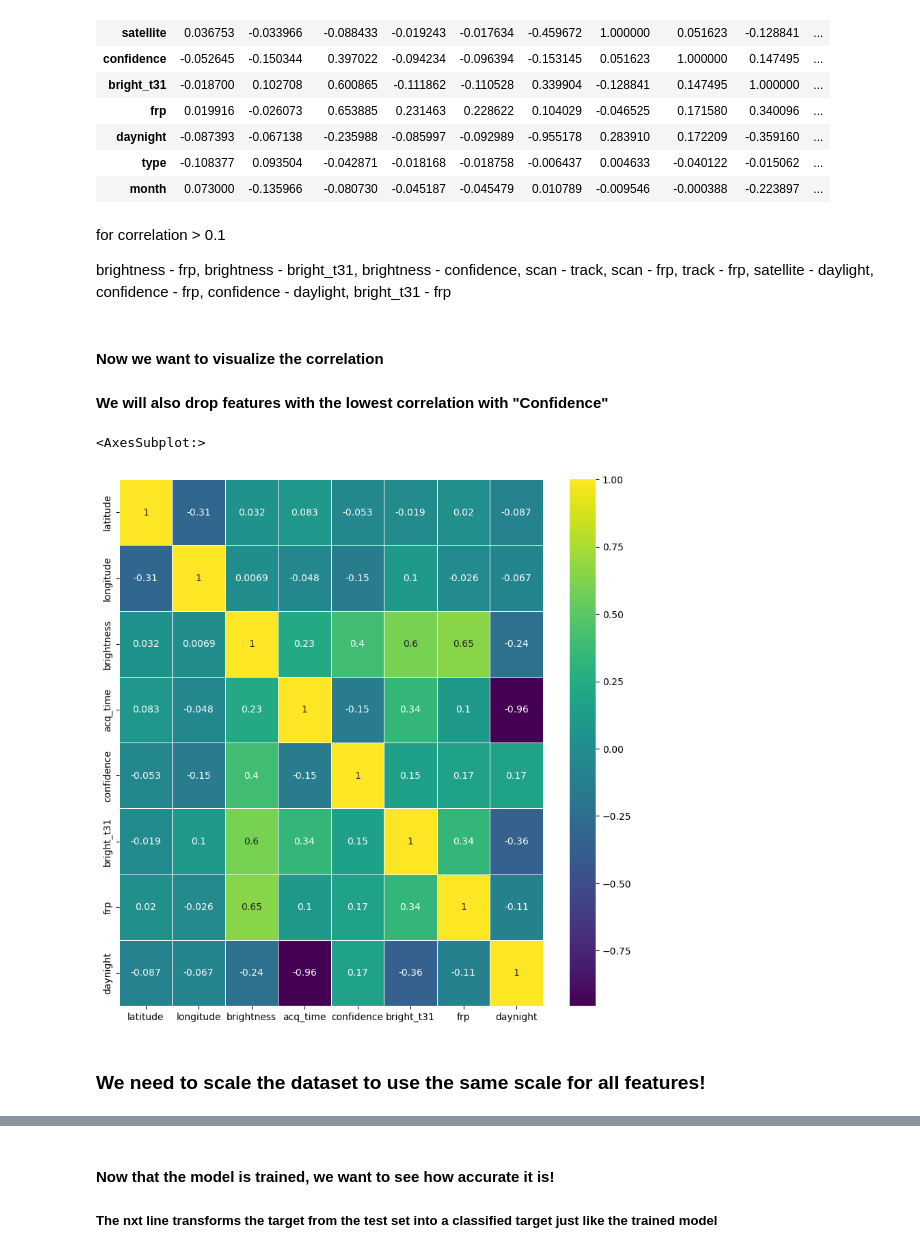
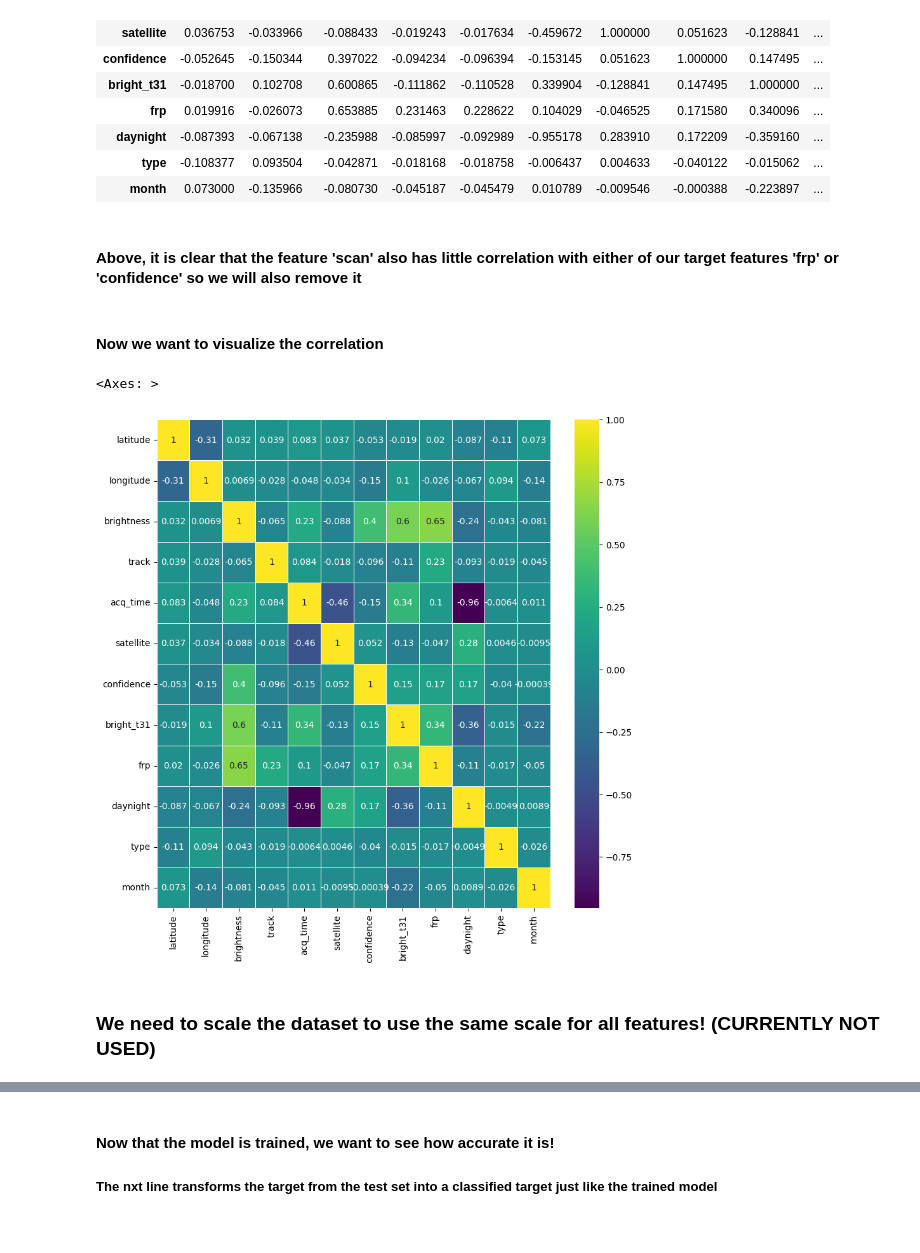
Before and after one commit to valwuzhere/wildfire_predictor, a Jupyter notebook: wildfire_prediction.ipynb, the cells around one changed output, grey strips where cells are left out. Cells and saved outputs as stored; diff of their text form; code cells hidden in the pictures.

```diff
--- a/wildfire_prediction.ipynb
+++ b/wildfire_prediction.ipynb
@@ -119,29 +126,17 @@ wildfires.corr()
 | daynight | -0.087393 | -0.067138 | -0.235988 | -0.085997 | -0.092989 | -0.955178 | 0.283910 | 0.172209 | -0.359160 | ... |
 | type | -0.108377 | 0.093504 | -0.042871 | -0.018168 | -0.018758 | -0.006437 | 0.004633 | -0.040122 | -0.015062 | ... |
 | month | 0.073000 | -0.135966 | -0.080730 | -0.045187 | -0.045479 | 0.010789 | -0.009546 | -0.000388 | -0.223897 | ... |
-# %% [markdown]
-for correlation > 0.1
-
-brightness - frp,
-brightness - bright_t31,
-brightness - confidence,
-scan - track,
-scan - frp,
-track - frp,
-satellite - daylight,
-confidence - frp,
-confidence - daylight,
-bright_t31 - frp
+# %% [markdown]
+#### Above, it is clear that the feature 'scan' also has little correlation with either of our target features 'frp' or 'confidence' so we will also remove it
 # %% [markdown]
 #### Now we want to visualize the correlation
-#### We will also drop features with the lowest correlation with "Confidence"
 # %%
-wildfire_clean_set = wildfires.drop(['month', 'type', 'satellite', 'track', 'scan' ], axis = 1)
+wildfire_clean_set = wildfires.drop(['scan'], axis = 1)
 plt.figure(figsize=(10, 10))
 sns.heatmap(wildfire_clean_set.corr(),annot=True,cmap='viridis',linewidths=.5)
 # %% [output]
-<AxesSubplot:>
+<Axes: >
-[figure, old version]
+[figure, new version]
 # %% [markdown]
-### We need to scale the dataset to use the same scale for all features!
+### We need to scale the dataset to use the same scale for all features! (CURRENTLY NOT USED)
 # %%
```
Also changed, not shown: parts of 22 cells of this notebook, 1 other file.
